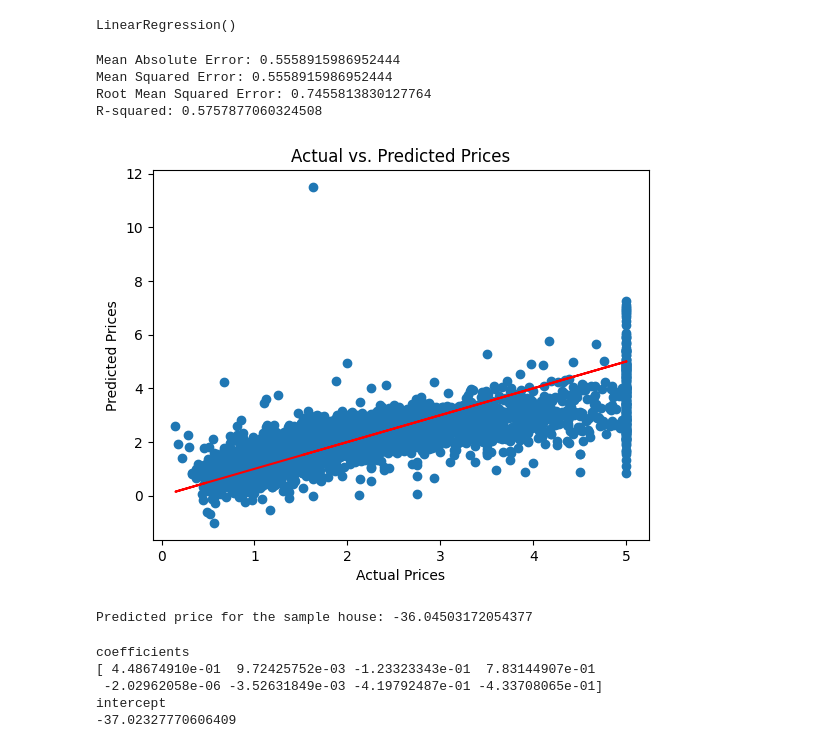
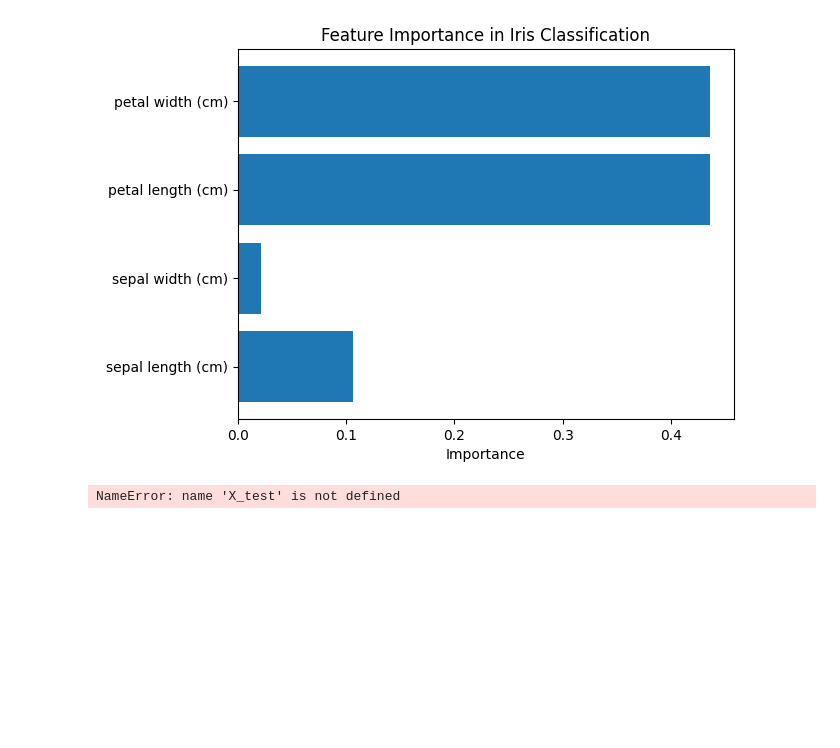
Before and after one commit to SanskarAgarwal-05/car-evaluation-prediction-ml, a Jupyter notebook: chapter_appendix-tools-for-deep-learning/jupyter.ipynb, the cells around one changed output. Cells and saved outputs as stored; diff of their text form; code cells hidden in the pictures; blank space fills up the shorter version.

```diff
--- a/chapter_appendix-tools-for-deep-learning/jupyter.ipynb
+++ b/chapter_appendix-tools-for-deep-learning/jupyter.ipynb
@@ -12,4 +13,5 @@ from sklearn.metrics import mean_squared_error, r2_score
 # %%
-housing = fetch_california_housing()
-df= pd.DataFrame(housing.data, columns=housing.feature_names)
-df['Price'] = housing.target
+iris = load_iris()
+df = pd.DataFrame(data=iris.data, columns=iris.feature_names)
+df['species'] = iris.target
+df.head()
@@ -43,5 +24,0 @@ x_test= scaler.transform(x_test)
-# %%
-model= LinearRegression()
-model.fit(x_train, y_train)
-# %% [output]
-LinearRegression()
@@ -50,45 +25,22 @@ y_pred = model.predict(x_test)
-# %%
-MAE = mean_squared_error(y_test, y_pred)
-MSE = mean_squared_error(y_test, y_pred)
-RMSE = np.sqrt(MSE)
-R2 = r2_score(y_test, y_pred)
-print("Mean Absolute Error:", MAE)
-print("Mean Squared Error:", MSE)
-print("Root Mean Squared Error:", RMSE)
-print("R-squared:", R2)
-# %% [output]
-Mean Absolute Error: 0.5558915986952444
-Mean Squared Error: 0.5558915986952444
-Root Mean Squared Error: 0.7455813830127764
-R-squared: 0.5757877060324508
-# %%
-plt.figure()
-plt.scatter(y_test, y_pred)
-plt.xlabel('Actual Prices')
-plt.ylabel('Predicted Prices')
-plt.title('Actual vs. Predicted Prices')
-plt.plot(y_test, y_test, color='red')
-plt.show()
-# %% [output]
-[figure, removed]
-# %%
-sample_house= [[8.3252, 41.0, 6.984127, 1.023810, 322.0, 2.555556, 37.88, -122.23]]
-
-sample_df= pd.DataFrame(sample_house, columns=x.columns)
-
-sample_scaled= scaler.transform(sample_df)
-predicted_price = model.predict(sample_scaled)
-print(f"Predicted price for the sample house:",predicted_price[0])
-# %% [output]
-Predicted price for the sample house: -36.04503172054377
-# %%
-print("coefficients")
-print(model.coef_)
-print("intercept")
-print(model.intercept_)
-# %% [output]
-coefficients
-[ 4.48674910e-01  9.72425752e-03 -1.23323343e-01  7.83144907e-01
- -2.02962058e-06 -3.52631849e-03 -4.19792487e-01 -4.33708065e-01]
-intercept
--37.02327770606409
+# %%
+df['species'] = df['species'].map({0: 'setosa', 1: 'versicolor', 2: 'virginica'})
+# %%
+X = df.drop('species', axis=1)
+y = df['species']
+
+model = RandomForestClassifier(random_state=42)
+model.fit(X, y)
+
+importances = model.feature_importances_
+features = X.columns
+
+plt.barh(features, importances)
+plt.xlabel("Importance")
+plt.title("Feature Importance in Iris Classification")
+plt.show()
+# %% [output]
+[figure, added]
+# %%
+model.predict_proba(X_test)
+# %% [output]
+NameError: name 'X_test' is not defined
```
Also changed, not shown: parts of 7 cells of this notebook.
